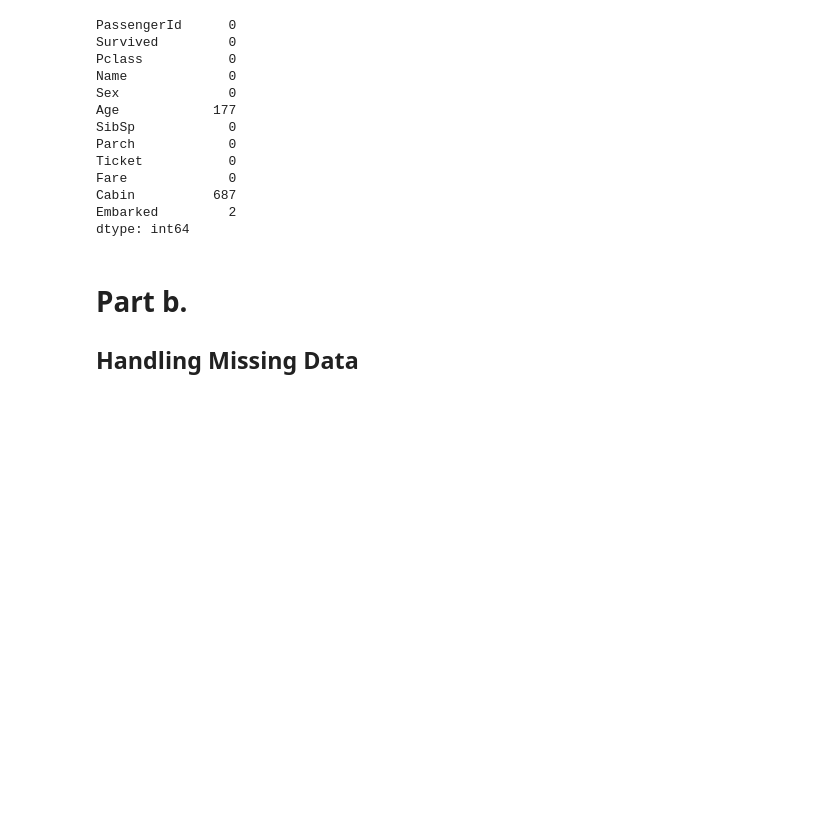
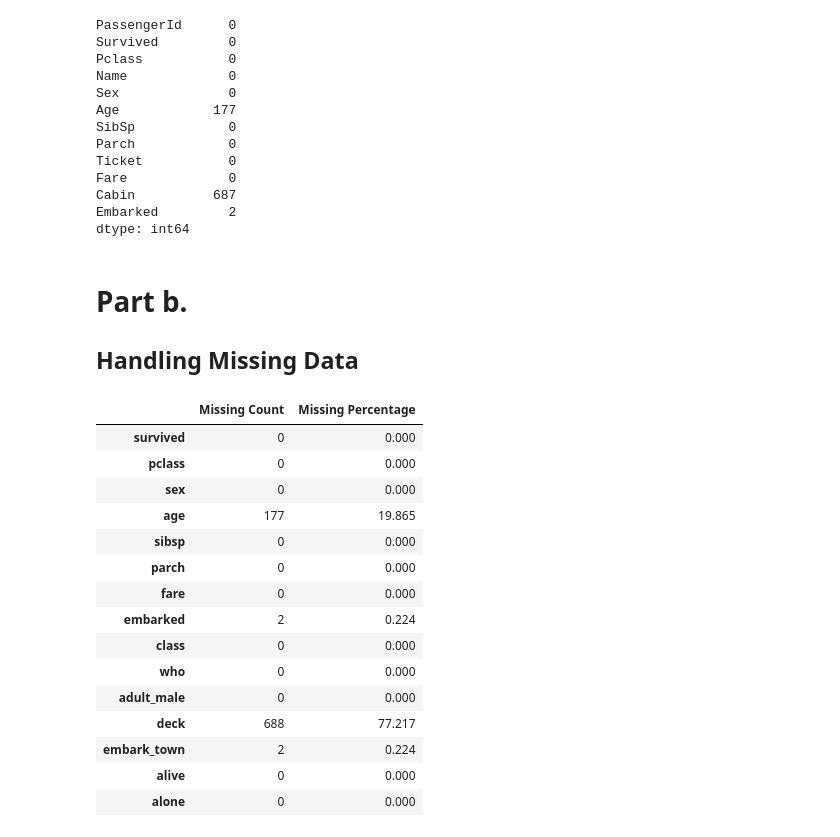
Before and after one commit to mseifoori/Machine-Learning-Exercises, a Jupyter notebook: Data_Processing/Notes/EDA_notes.ipynb, the cells around one changed output. Drawn from its saved outputs; the diff is of its cells as text; code cells hidden in the pictures; blank space fills up the shorter version.

```diff
--- a/Data_Processing/Notes/EDA_notes.ipynb
+++ b/Data_Processing/Notes/EDA_notes.ipynb
@@ -345,0 +349,32 @@ import missingno as msno
+# %%
+# 3b.
+# Basic info about missing values:
+def missing_values_info(df):
+    missing_values = df.isnull().sum()
+    missing_values_percentage = round(((missing_values / len(df)) * 100), 3)
+    missing_values_table = pd.concat(
+        [missing_values, missing_values_percentage],
+        keys=['Missing Count', 'Missing Percentage'],
+        axis=1
+    )
+
+    return missing_values_table
+
+missing_values_info(titanic_df)
+# %% [output]
+|  | Missing Count | Missing Percentage |
+| survived | 0 | 0.000 |
+| pclass | 0 | 0.000 |
+| sex | 0 | 0.000 |
+| age | 177 | 19.865 |
+| sibsp | 0 | 0.000 |
+| parch | 0 | 0.000 |
+| fare | 0 | 0.000 |
+| embarked | 2 | 0.224 |
+| class | 0 | 0.000 |
+| who | 0 | 0.000 |
+| adult_male | 0 | 0.000 |
+| deck | 688 | 77.217 |
+| embark_town | 2 | 0.224 |
+| alive | 0 | 0.000 |
+| alone | 0 | 0.000 |
```
Also changed, not shown: parts of 5 cells of this notebook, 3 other files.
